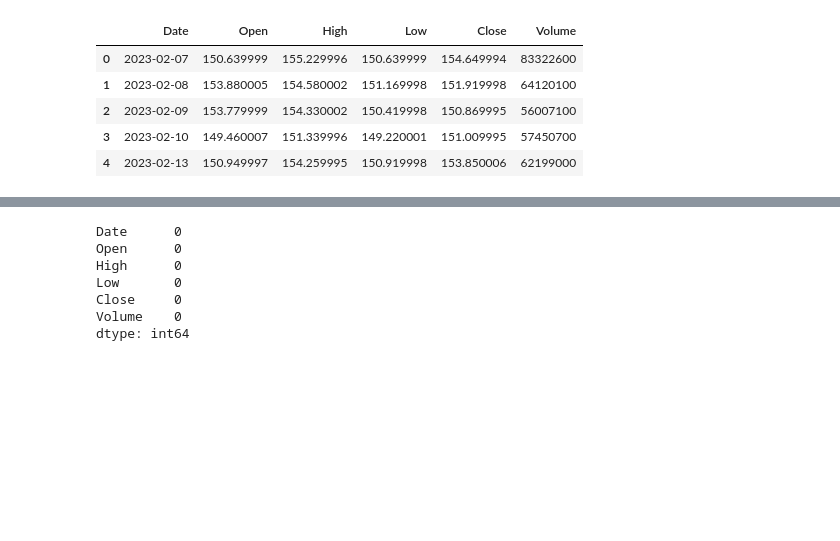
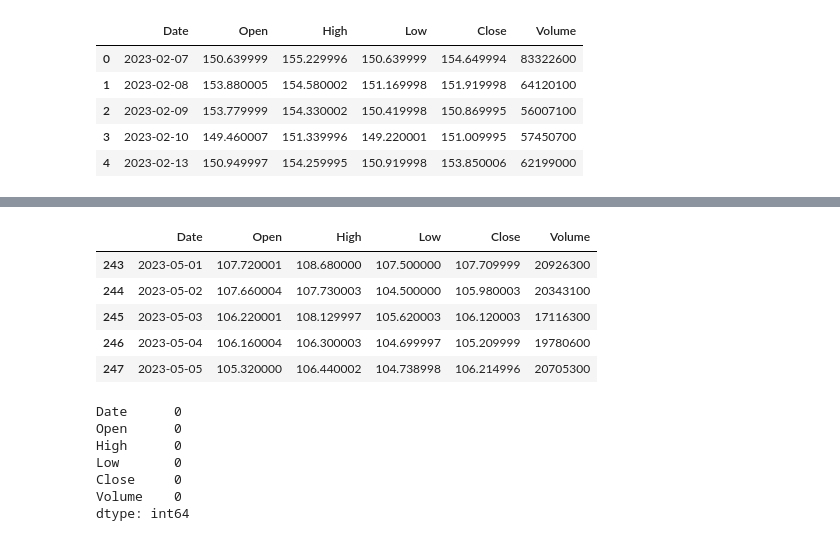
Before and after one commit to mokshith674/DemoRep, a Jupyter notebook: Stock_market_analysis(using Linear_regression).ipynb, the cells around one changed output, grey strips where cells are left out. Saved outputs shown, nothing was run; the diff lists cells and outputs as text; code cells hidden in the pictures; blank space fills up the shorter version.

```diff
--- a/Stock_market_analysis(using Linear_regression).ipynb
+++ b/Stock_market_analysis(using Linear_regression).ipynb
@@ -59,3 +59,12 @@ df.head()
+# %%
+df.tail()
+# %% [output]
+|  | Date | Open | High | Low | Close | Volume |
+| 243 | 2023-05-01 | 107.720001 | 108.680000 | 107.500000 | 107.709999 | 20926300 |
+| 244 | 2023-05-02 | 107.660004 | 107.730003 | 104.500000 | 105.980003 | 20343100 |
+| 245 | 2023-05-03 | 106.220001 | 108.129997 | 105.620003 | 106.120003 | 17116300 |
+| 246 | 2023-05-04 | 106.160004 | 106.300003 | 104.699997 | 105.209999 | 19780600 |
+| 247 | 2023-05-05 | 105.320000 | 106.440002 | 104.738998 | 106.214996 | 20705300 |
 # %%
 df.isnull().sum()
 # %% [output]
```
Also changed, not shown: parts of 22 cells of this notebook.
